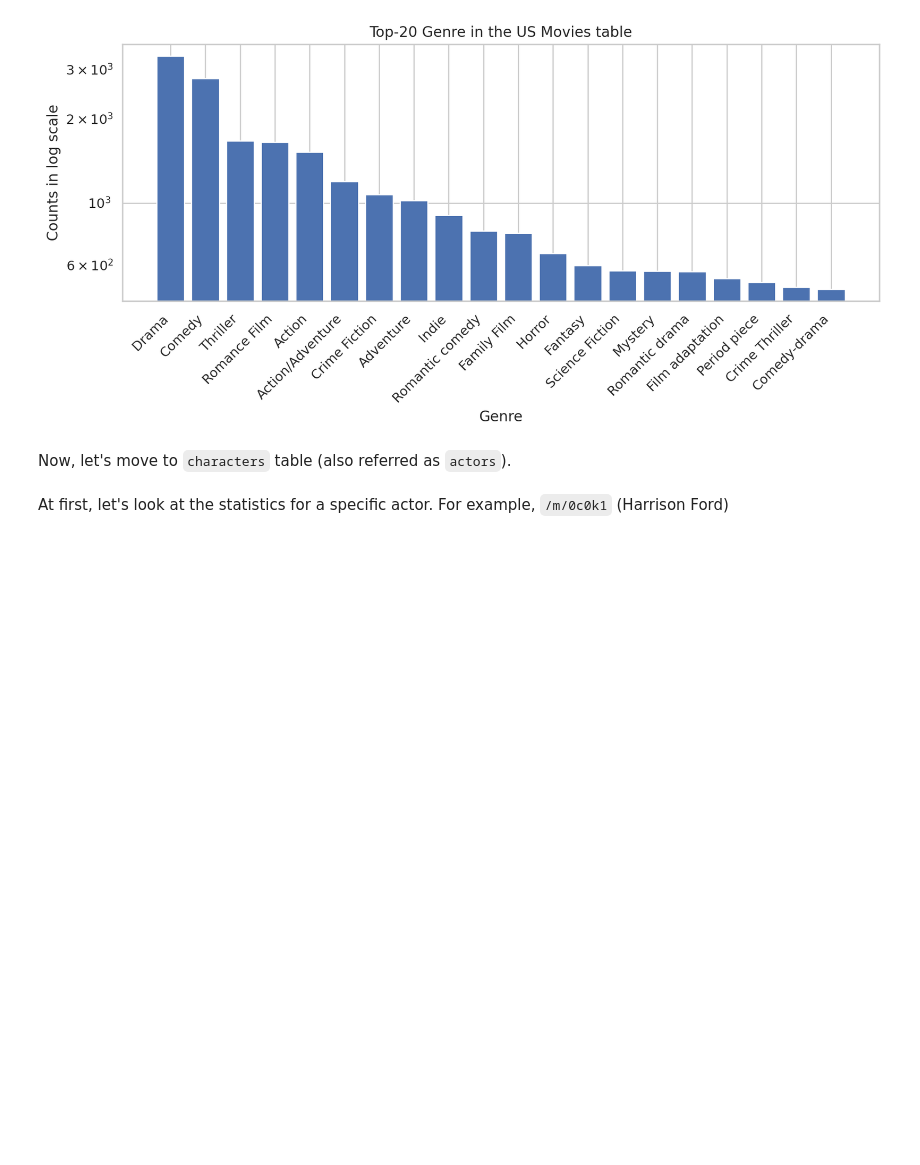
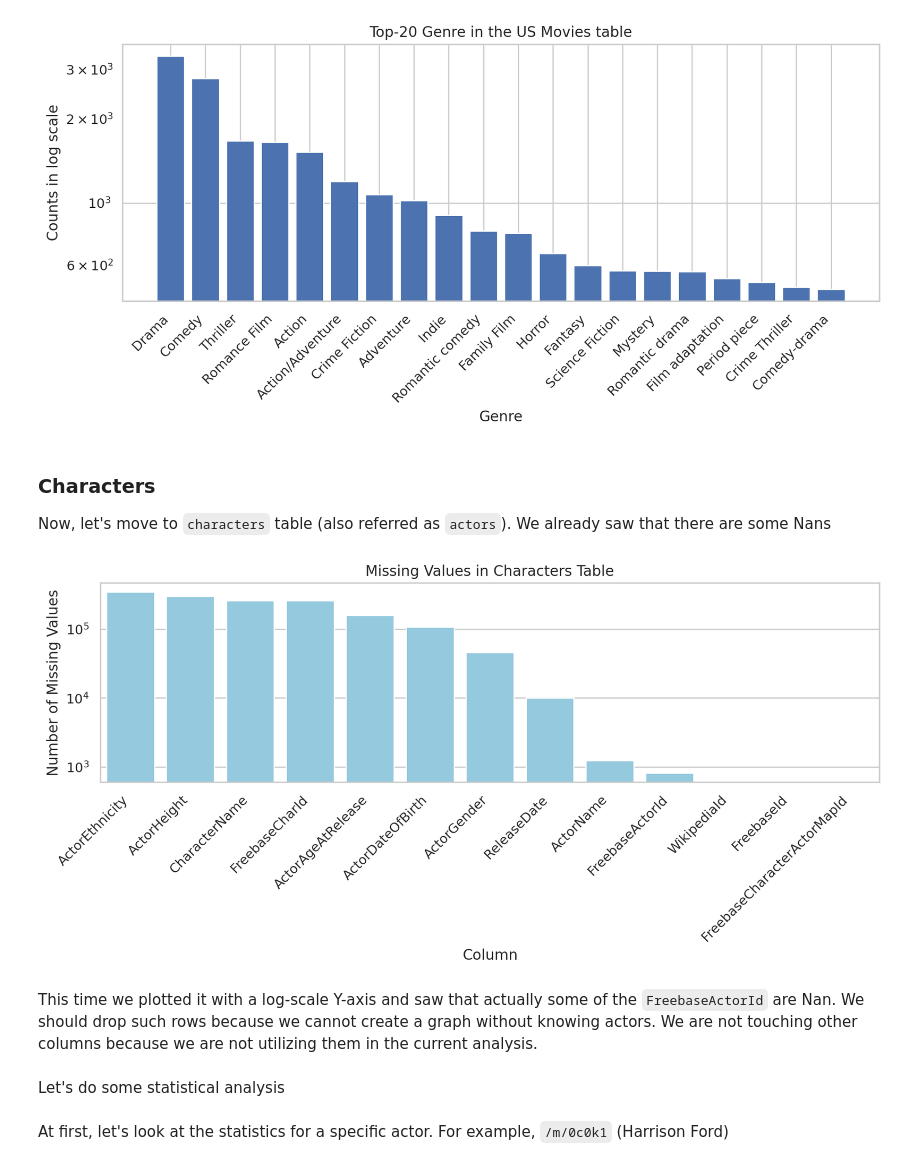
Before and after one commit to epfl-ada/ada-2024-project-d2ptm, a Jupyter notebook: results.ipynb, the cells around one changed output. Drawn from its saved outputs; the diff is of its cells as text; code cells hidden in the pictures; blank space fills up the shorter version.

```diff
--- a/results.ipynb
+++ b/results.ipynb
@@ -123,4 +126,12 @@ plot_top_genres(us_movies, table_name="US Movies", limit=20)
 # %% [output]
 [figure]
 # %% [markdown]
-Now, let's move to `characters` table (also referred as `actors`).
+### Characters
+
+Now, let's move to `characters` table (also referred as `actors`). We already saw that there are some Nans
+# %%
+plot_nan_distribution(characters, table_name="Characters", log_scale=True)
+# %% [output]
+[figure, added]
+# %% [markdown]
+This time we plotted it with a log-scale Y-axis and saw that actually some of the `FreebaseActorId` are Nan. We should drop such rows because we cannot create a graph without knowing actors. We are not touching other columns because we are not utilizing them in the current analysis.
@@ -127,3 +140,5 @@ Now, let's move to `characters` table (also referred as `actors`).
+# %% [markdown]
+Let's do some statistical analysis
 # %%
 from src.utils.actors import ActorStats
 
```
Also changed, not shown: parts of 14 cells of this notebook, 3 other files.
